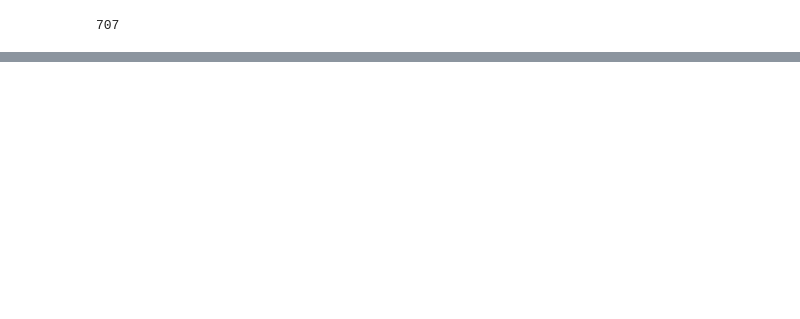
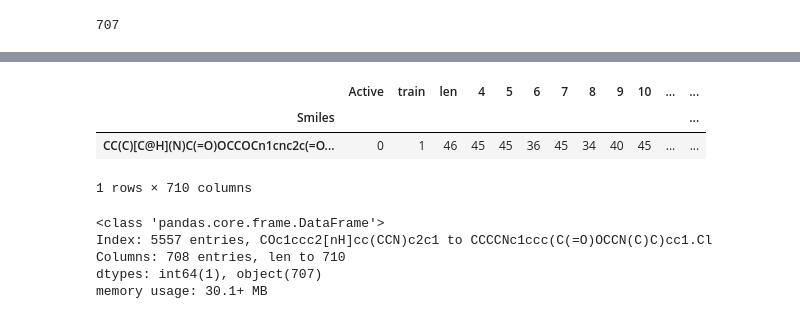
Before and after one commit to RuslanAvtobot/Global_AI_Challange, a Jupyter notebook: Explode_transpon.ipynb, the cells around one changed output, grey strips where cells are left out. Saved outputs shown, nothing was run; the diff lists cells and outputs as text; code cells hidden in the pictures; blank space fills up the shorter version.

```diff
--- a/Explode_transpon.ipynb
+++ b/Explode_transpon.ipynb
@@ -174,0 +201,7 @@ def count_i(x):
+# %%
+new_df.sample()
+# %% [output]
+|  | Active | train | len | 4 | 5 | 6 | 7 | 8 | 9 | 10 | ... | ... |
+| Smiles |  |  |  |  |  |  |  |  |  |  |  | ... |
+| CC(C)[C@H](N)C(=O)OCCOCn1cnc2c(=O... | 0 | 1 | 46 | 45 | 45 | 36 | 45 | 34 | 40 | 45 | ... | ... |
+1 rows × 710 columns
@@ -180,3 +215,11 @@ X = train_new.drop(['Active'], axis = 1)
 y = train_new['Active']
+# %%
+X.info()
+# %% [output]
+<class 'pandas.core.frame.DataFrame'>
+Index: 5557 entries, COc1ccc2[nH]cc(CCN)c2c1 to CCCCNc1ccc(C(=O)OCCN(C)C)cc1.Cl
+Columns: 708 entries, len to 710
+dtypes: int64(1), object(707)
+memory usage: 30.1+ MB
 # %%
 from sklearn import model_selection, datasets, metrics, tree
```
Also changed, not shown: parts of 48 cells of this notebook, 4 other files.
